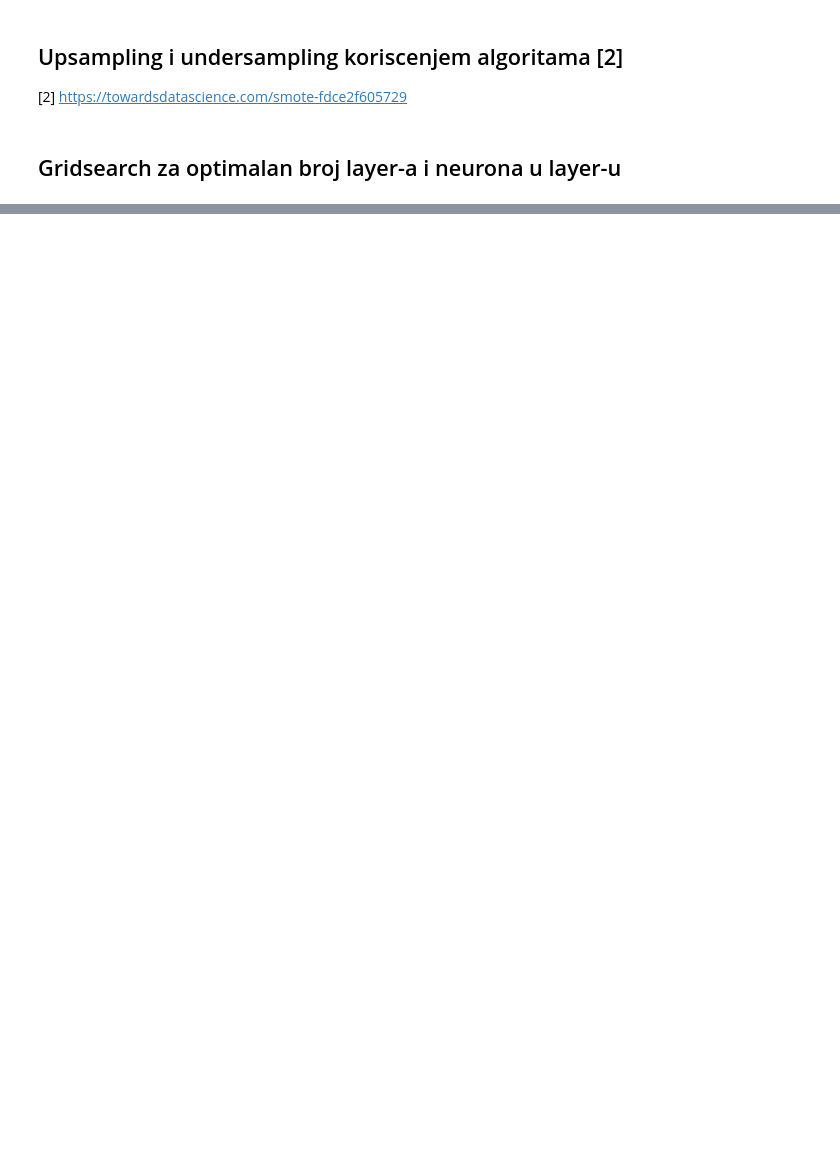
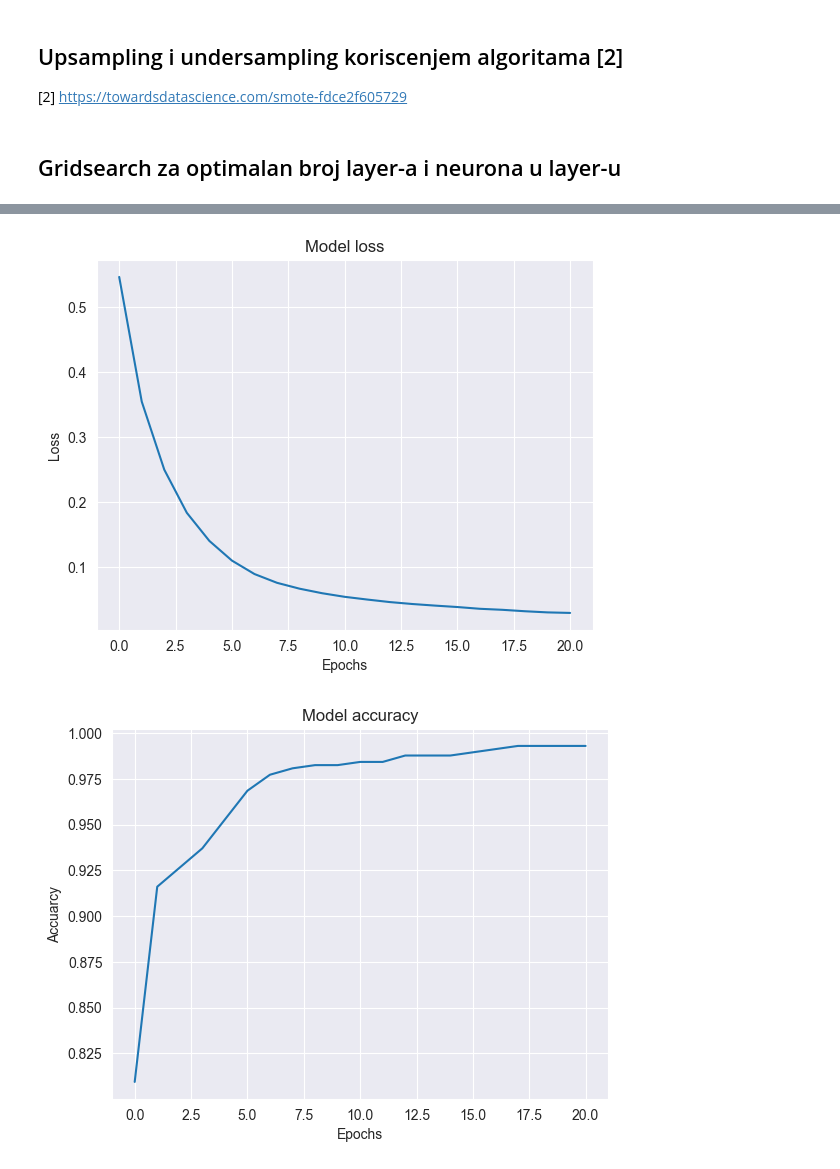
Before and after one commit to nikolavukotic/MachineLearning-ANNs, a Jupyter notebook: breast-cancer-classification-anns.ipynb, the cells around one changed output, grey strips where cells are left out. Cells and saved outputs as stored; diff of their text form; code cells hidden in the pictures; blank space fills up the shorter version.

```diff
--- a/breast-cancer-classification-anns.ipynb
+++ b/breast-cancer-classification-anns.ipynb
@@ -1290,0 +1299,15 @@ weighted avg       0.97      0.97      0.97       114
+# %%
+ann_oversampled = tf.keras.models.Sequential([
+    tf.keras.layers.Dense(units=30, activation='relu'),  # Input layer
+    tf.keras.layers.Dense(units=30, activation='relu'),  # Hidden layer
+    tf.keras.layers.Dense(units=1, activation='sigmoid')  # Output layer
+])
+ann_oversampled.compile(optimizer='adam',
+             loss='binary_crossentropy',
+             metrics=['accuracy'])
+early_stopping = tf.keras.callbacks.EarlyStopping(monitor="accuracy",
+                                                  patience=3)
+# %%
+BATCH_SIZE = 32
+EPOCHS = 100
+ann_oversampled_hist = ann_oversampled.fit(X_oversampled, y_oversampled, batch_size=BATCH_SIZE, epochs=EPOCHS, callbacks=[early_stopping])
@@ -1290,0 +1332,14 @@ weighted avg       0.97      0.97      0.97       114
+# %%
+plt.plot(ann_oversampled_hist.history['loss'])
+plt.title('Model loss')
+plt.xlabel('Epochs')
+plt.ylabel('Loss')
+plt.show()
+plt.plot(ann_oversampled_hist.history['accuracy'])
+plt.title('Model accuracy')
+plt.xlabel('Epochs')
+plt.ylabel('Accuarcy')
+plt.show()
+# %% [output]
+[figure, added]
+[figure, added]
```
Also changed, not shown: parts of 86 cells of this notebook.
